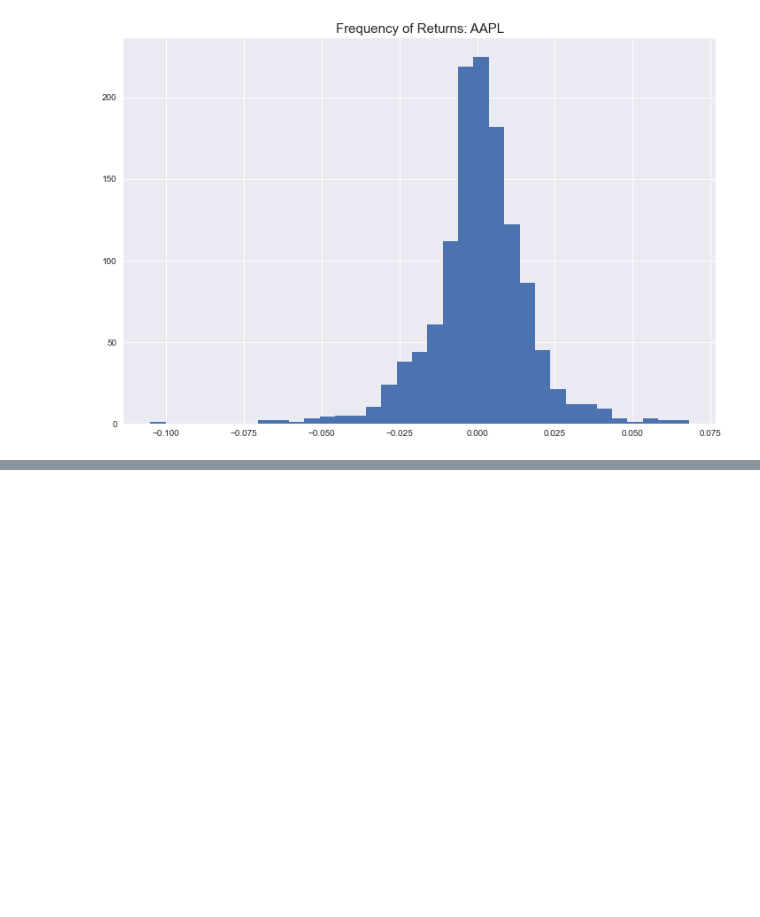
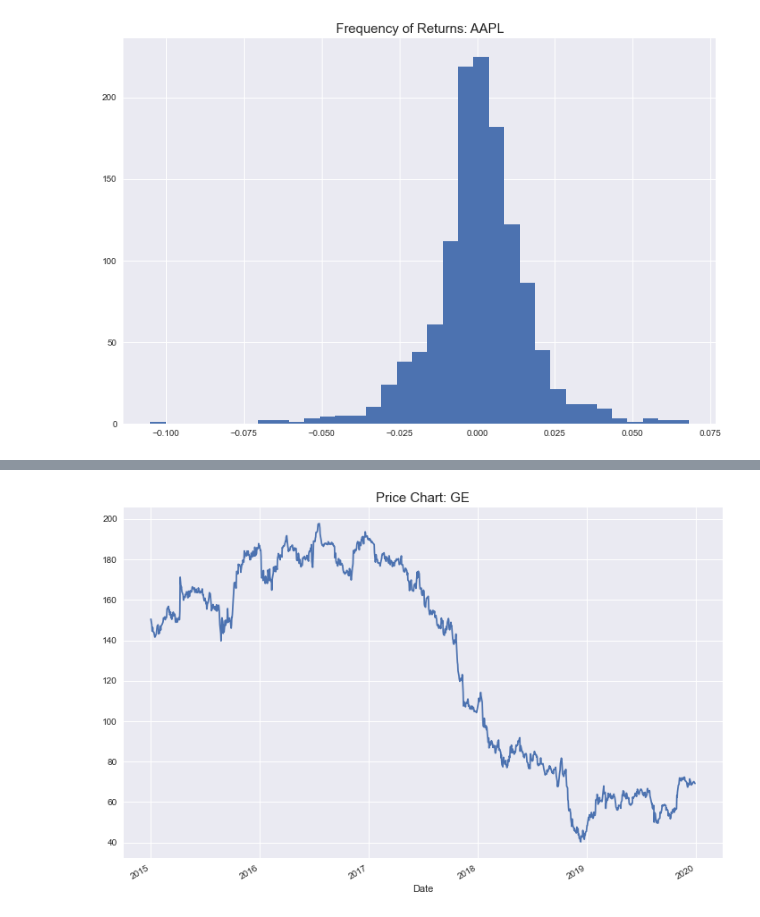
Before and after one commit to davidainslie/binance, a Jupyter notebook: src/functional-instead-of-oop.ipynb, the cells around one changed output, grey strips where cells are left out. Drawn from its saved outputs; the diff is of its cells as text; code cells hidden in the pictures; blank space fills up the shorter version.

Commit message:
Financial instrument FP style

```diff
--- a/src/functional-instead-of-oop.ipynb
+++ b/src/functional-instead-of-oop.ipynb
@@ -69,3 +69,6 @@ plotReturns(appl)
 plotReturns(appl, "hist")
 # %% [output]
 [figure]
+# %%
+ge = FinancialInstrument("GE", "2015-01-01", "2019-12-31")
+ge
@@ -71,0 +95,4 @@ plotReturns(appl, "hist")
+# %%
+plotPrices(ge)
+# %% [output]
+[figure, added]
```
Also changed, not shown: parts of 2 cells of this notebook.
